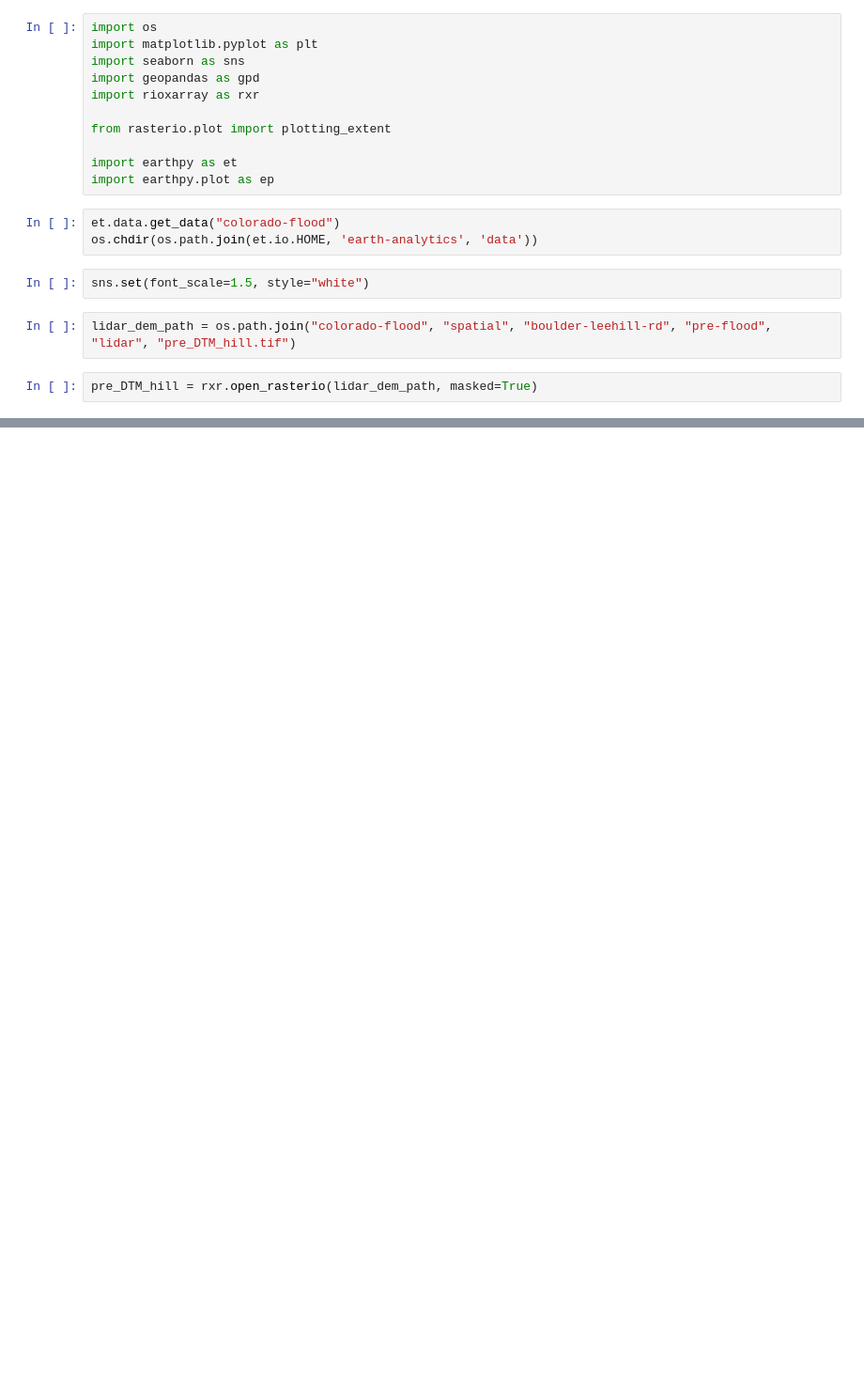
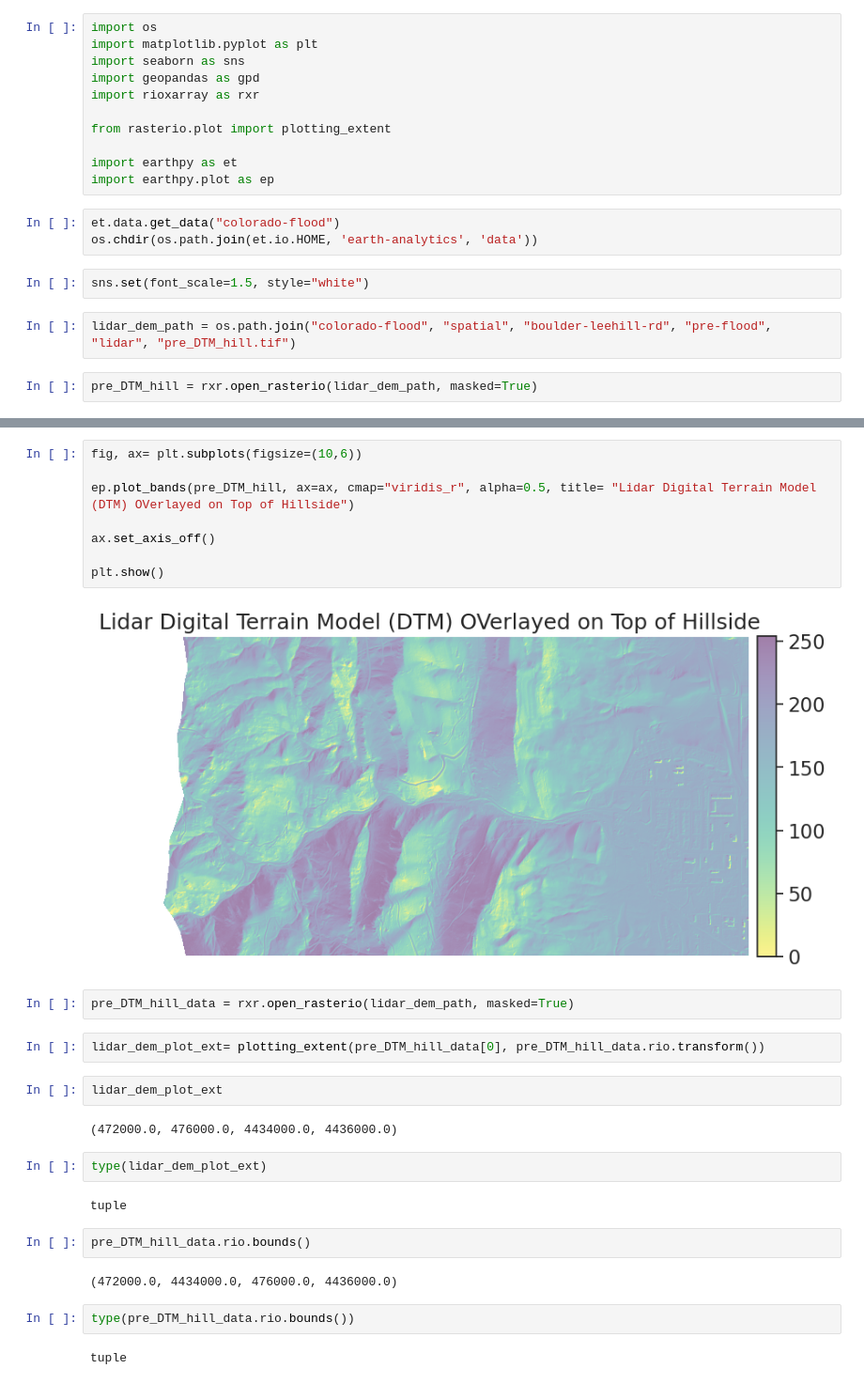
Before and after one commit to benjy-11/gisc606-lab3, a Jupyter notebook: test_skills.ipynb, the cells around one changed output, grey strips where cells are left out. Shown at 94% size. Drawn from its saved outputs; the diff is of its cells as text; blank space fills up the shorter version.

```diff
--- a/test_skills.ipynb
+++ b/test_skills.ipynb
@@ -25,0 +27,30 @@ ep.plot_bands(pre_DTM_hill, cmap="gray" )
+# %%
+fig, ax= plt.subplots(figsize=(10,6))
+
+ep.plot_bands(pre_DTM_hill, ax=ax, cmap="viridis_r", alpha=0.5, title= "Lidar Digital Terrain Model (DTM) OVerlayed on Top of Hillside")
+
+ax.set_axis_off()
+
+plt.show()
+# %% [output]
+[figure, added]
+# %%
+pre_DTM_hill_data = rxr.open_rasterio(lidar_dem_path, masked=True)
+# %%
+lidar_dem_plot_ext= plotting_extent(pre_DTM_hill_data[0], pre_DTM_hill_data.rio.transform())
+# %%
+lidar_dem_plot_ext
+# %% [output]
+(472000.0, 476000.0, 4434000.0, 4436000.0)
+# %%
+type(lidar_dem_plot_ext)
+# %% [output]
+tuple
+# %%
+pre_DTM_hill_data.rio.bounds()
+# %% [output]
+(472000.0, 4434000.0, 476000.0, 4436000.0)
+# %%
+type(pre_DTM_hill_data.rio.bounds())
+# %% [output]
+tuple
```
Also changed, not shown: parts of 3 cells of this notebook.
